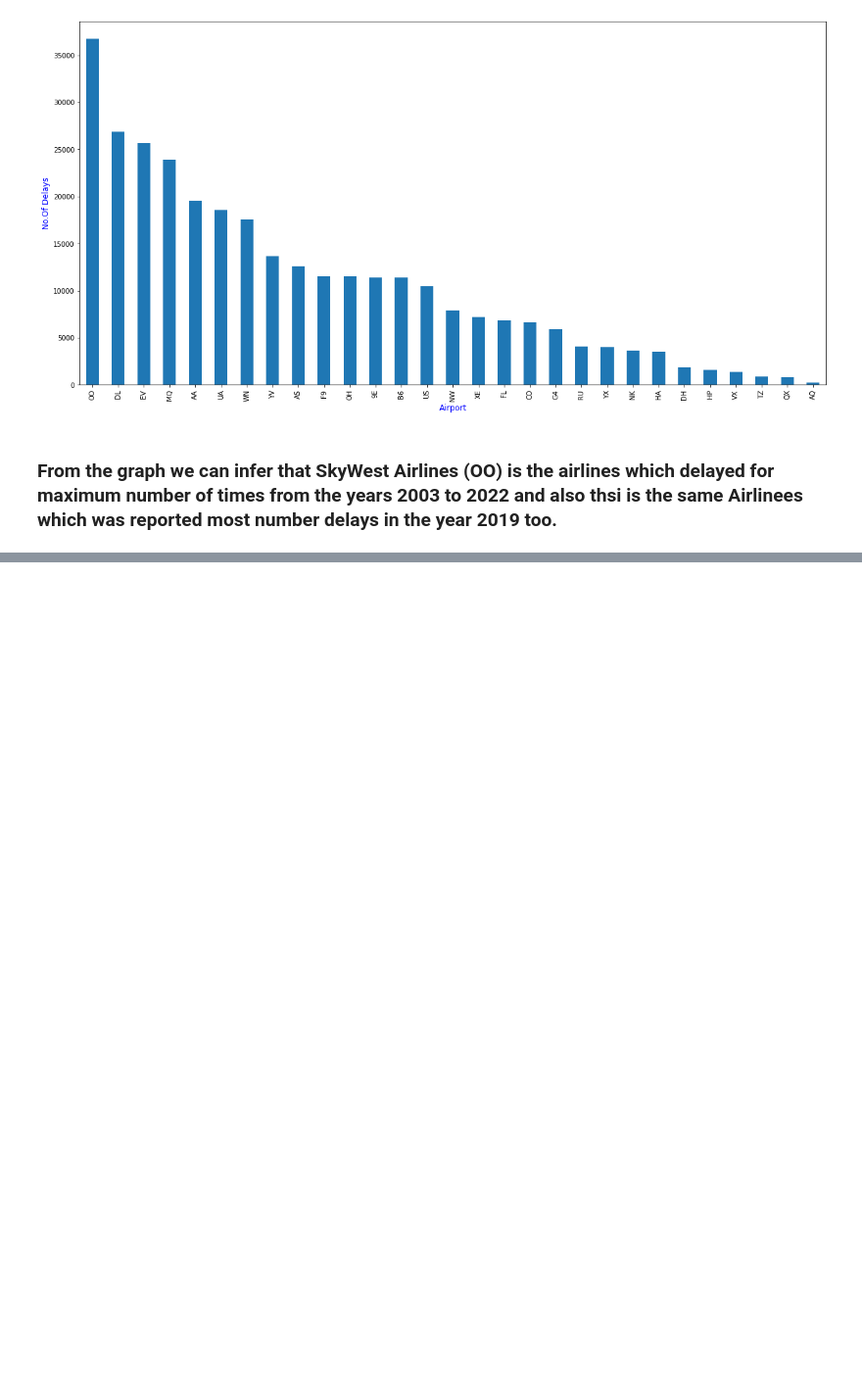
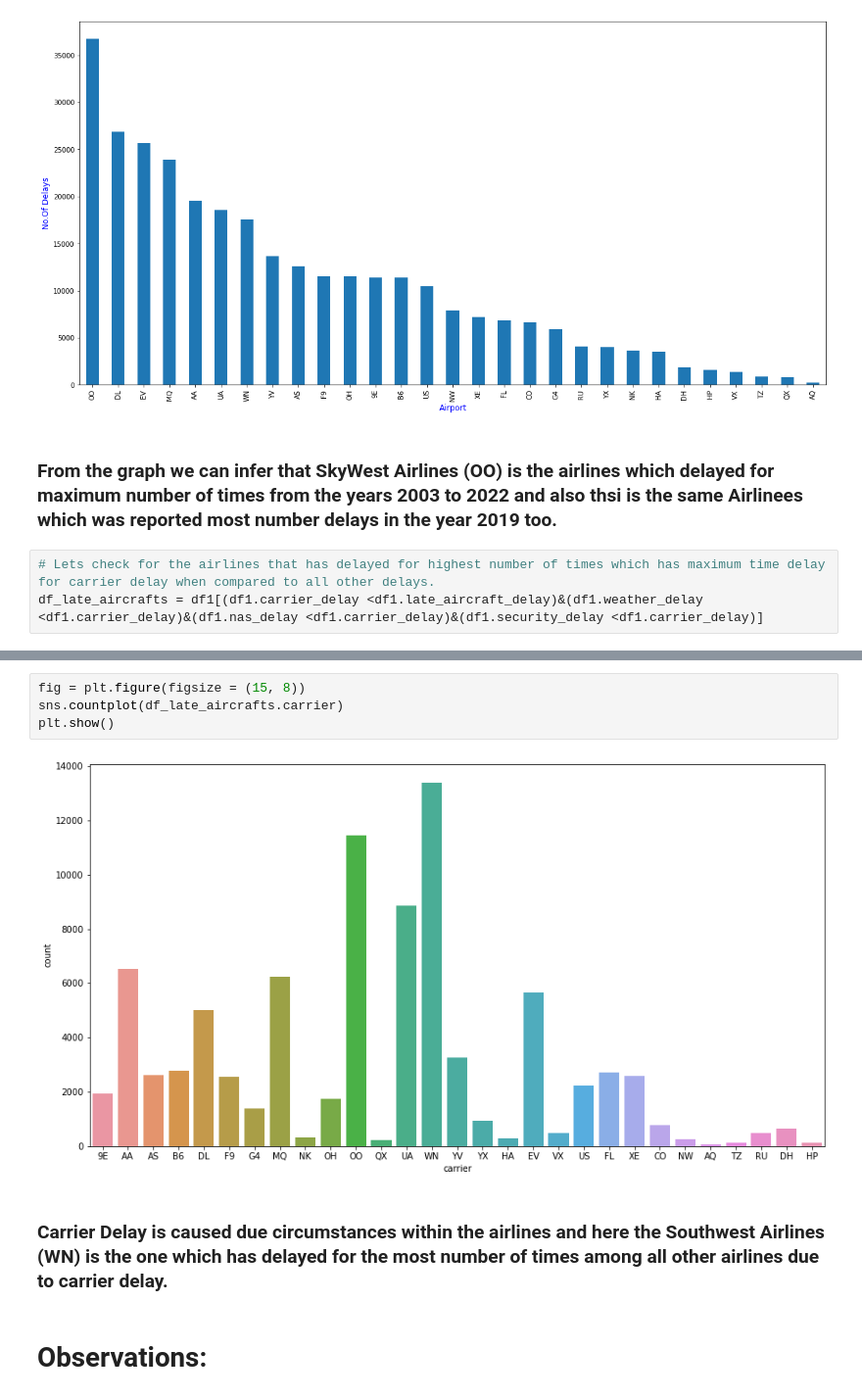
Before and after one commit to KunduruJayasimhareddy/USA-Airlines-Delay-Cause, a Jupyter notebook: EDA PROJECT.ipynb, the cells around one changed output, grey strips where cells are left out. Shown at 98% size. Cells and saved outputs as stored; diff of their text form; blank space fills up the shorter version.

```diff
--- a/EDA PROJECT.ipynb
+++ b/EDA PROJECT.ipynb
@@ -585,3 +597,6 @@ plt.show()
 [figure]
 # %% [markdown]
 ### From the graph we can infer that SkyWest Airlines (OO) is the airlines which delayed for maximum number of times from the years 2003 to 2022 and also thsi is the same Airlinees which was reported most number delays in the year 2019 too.
+# %%
+# Lets check for the airlines that has delayed for highest number of times which has maximum time delay for carrier delay when compared to all other delays.
+df_late_aircrafts = df1[(df1.carrier_delay <df1.late_aircraft_delay)&(df1.weather_delay <df1.carrier_delay)&(df1.nas_delay <df1.carrier_delay)&(df1.security_delay <df1.carrier_delay)]
@@ -587,0 +613,10 @@ plt.show()
+# %%
+fig = plt.figure(figsize = (15, 8))
+sns.countplot(df_late_aircrafts.carrier)
+plt.show()
+# %% [output]
+[figure, added]
+# %% [markdown]
+### Carrier Delay is caused due circumstances within the airlines and here the Southwest Airlines (WN) is the one which has delayed for the most number of times among all other airlines due to carrier delay.
+# %% [markdown]
+# Observations:
```
Also changed, not shown: parts of 11 cells of this notebook.
